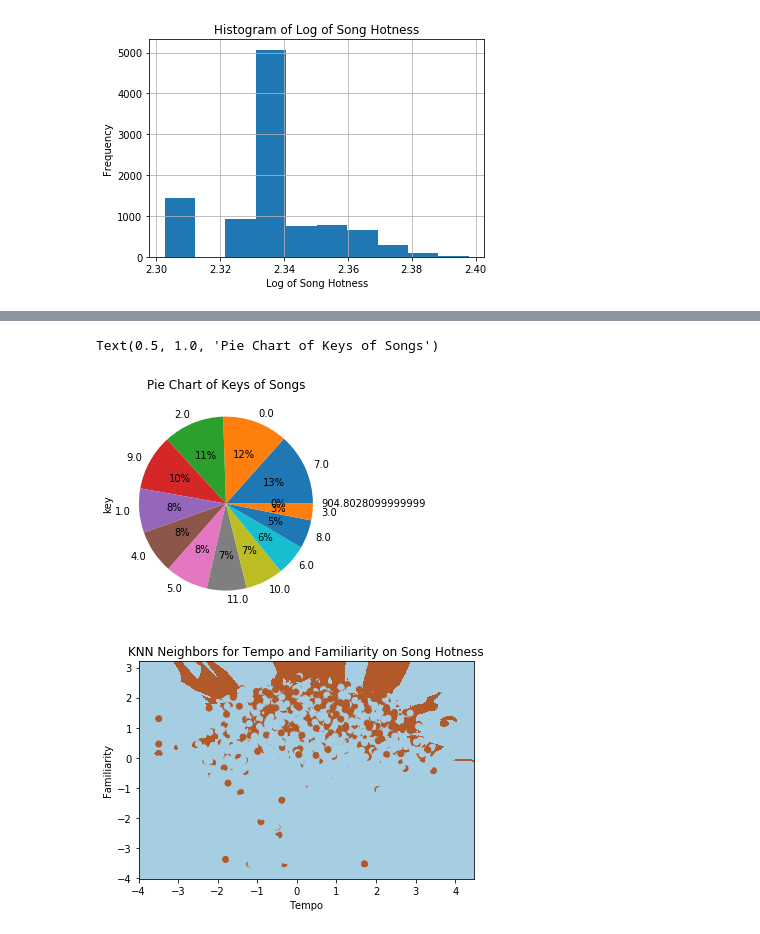
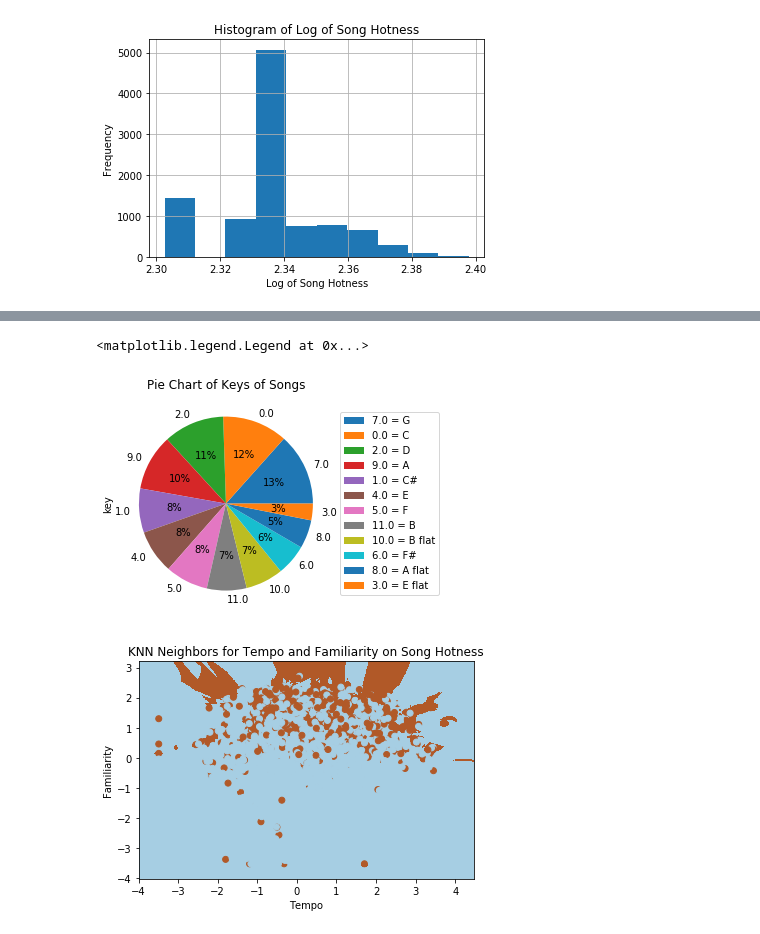
Before and after one commit to mercury821/Thinkful.Capstone3, a Jupyter notebook: DSB_Unit3Lesson7Project1.ipynb, the cells around one changed output, grey strips where cells are left out. Drawn from its saved outputs; the diff is of its cells as text; code cells hidden in the pictures.

```diff
--- a/DSB_Unit3Lesson7Project1.ipynb
+++ b/DSB_Unit3Lesson7Project1.ipynb
@@ -47,3 +100,19 @@ df['song_hotttnesss'] = np.where(df['song.hotttnesss'] >= 0.5, 1, 0)
+# %%
+Q1 = df['duration'].quantile(0.25)
+Q3 = df['duration'].quantile(0.75)
+IQR = Q3 - Q1
+cut_num = Q1 - 1.5 * IQR
+cut_num2 = Q3 + 1.5 * IQR
+def cut(x, cut_num):
+        cut_num = -10
+        if x < cut_num:
+            x = cut_num
+        else:
+                x = x
+        return x
+
+df['duration'] = df['duration'].apply(lambda x: cut_num if x<cut_num else x )
+df['duration'] = df['duration'].apply(lambda x: cut_num2 if x > cut_num2 else x)
 # %%
 print (df.isna().sum(), df.dtypes)
 # %% [output]
@@ -81,3 +172,10 @@ plt.title('Histogram of Log of Song Hotness')
 # %% [output]
 Text(0.5, 1.0, 'Histogram of Log of Song Hotness')
 [figure]
+# %%
+key = df['key']
+# %%
+key = key.reset_index()
+# %%
+key = key[(key<13)]
+key.head()
@@ -84,8 +189,12 @@ Text(0.5, 1.0, 'Histogram of Log of Song Hotness')
 # %%
 #Finding the frequency each musical key is used
-df.key.value_counts().plot(kind='pie', autopct='%1.0f%%')
+key.key.value_counts().plot(kind='pie', autopct='%1.0f%%')
 plt.title('Pie Chart of Keys of Songs')
+
+labels = ['7.0 = G', '0.0 = C', '2.0 = D', '9.0 = A', '1.0 = C#', '4.0 = E', '5.0 = F', '11.0 = B', '10.0 = B flat', '6.0 = F#', '8.0 = A flat', '3.0 = E flat']
+plt.legend(labels,loc='center left', bbox_to_anchor=(1, 0.5))
+#ax.legend(loc='center left', bbox_to_anchor=(1, 0.5))
 # %% [output]
-Text(0.5, 1.0, 'Pie Chart of Keys of Songs')
+<matplotlib.legend.Legend at 0x...>
-[figure, old version]
+[figure, new version]
 # %%
```
Also changed, not shown: parts of 47 cells of this notebook.
